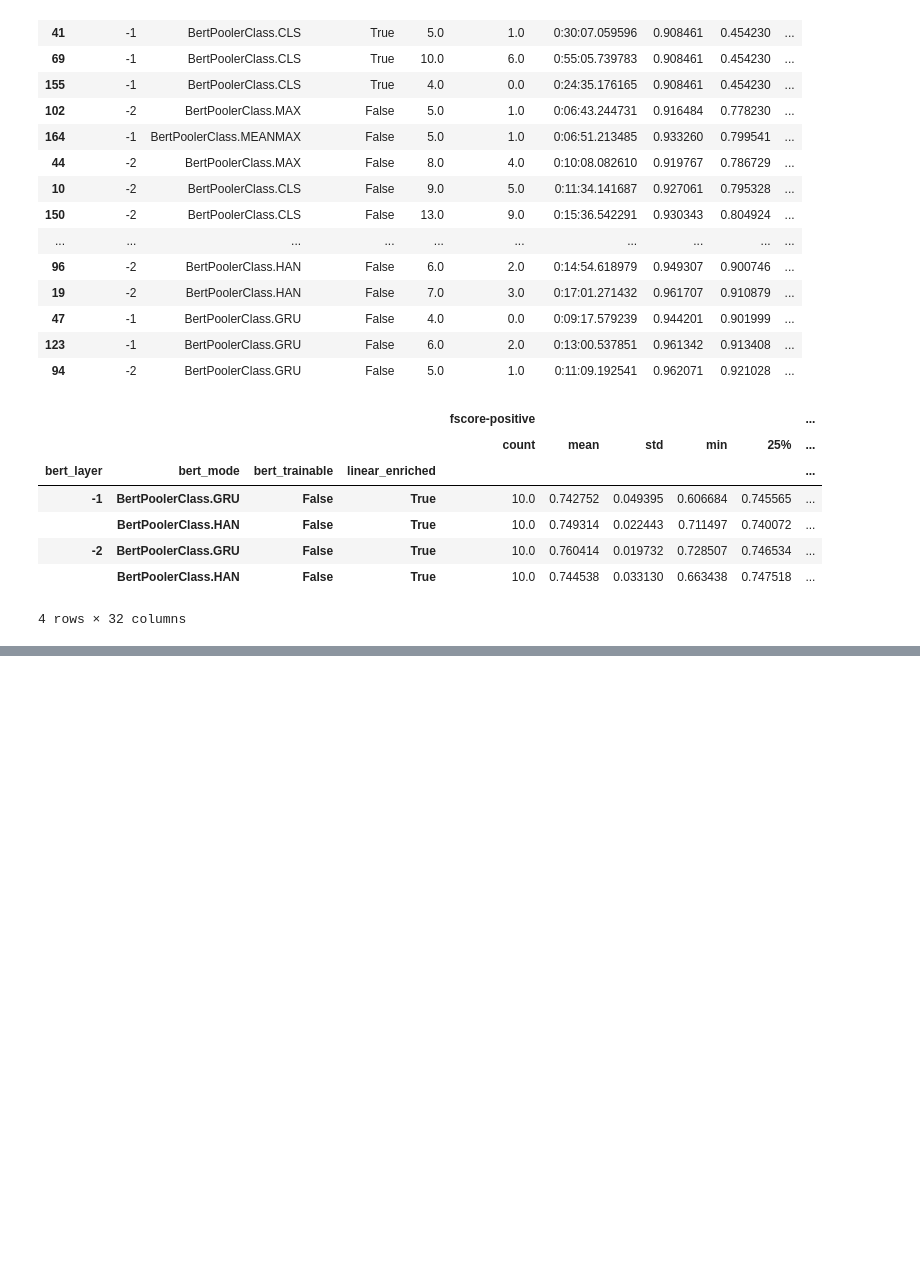
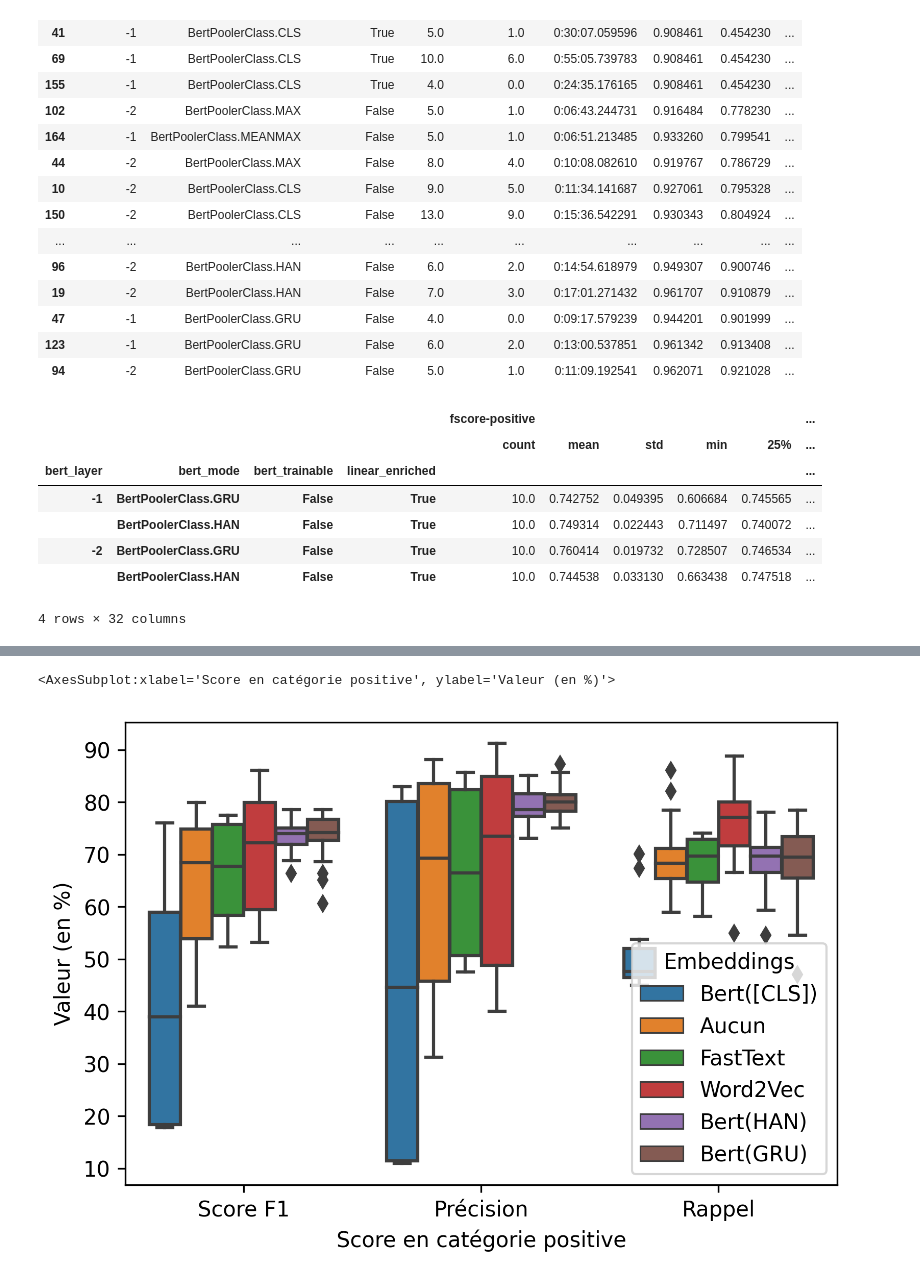
Before and after one commit to lascivaroma/seligator, a Jupyter notebook: 07a - Evaluate results or Bert as a single Input.ipynb, the cells around one changed output, grey strips where cells are left out. Drawn from its saved outputs; the diff is of its cells as text; code cells hidden in the pictures; blank space fills up the shorter version.

```diff
--- a/06 - Read Bert Experiment Results.ipynb
+++ b/07a - Evaluate results or Bert as a single Input.ipynb
@@ -115,0 +140,26 @@ plt.show()
+# %%
+original_scores = pd.read_csv(
+    "embeddings_scores.csv"
+)["Valeur (en %)	Score en catégorie positive	Embeddings".split("\t")] # Feniasse mode
+
+newdf = []
+for idx, row in df[df["bert_trainable"] != "True"].iterrows():
+    if "GRU" in row["bert_mode"] or "HAN" in row["bert_mode"]:
+        for col, buty in [
+            ("fscore-positive", "Score F1"),
+            ("precision-positive", "Précision"),
+            ("recall-positive", "Rappel")]:
+            newdf.append({
+                "Valeur (en %)": row[col]*100,
+                "Score en catégorie positive": buty,
+                "Embeddings": "Bert(GRU)" if "GRU" in row["bert_mode"] else "Bert(HAN)"
+
+            })
+
+newdf = pd.concat([original_scores, pd.DataFrame(newdf)])
+
+fig = plt.figure(dpi=300)
+sns.boxplot(data=newdf, hue="Embeddings", x="Score en catégorie positive", y="Valeur (en %)")
+# %% [output]
+<AxesSubplot:xlabel='Score en catégorie positive', ylabel='Valeur (en %)'>
+[figure, added]
```
Also changed, not shown: parts of 2 cells of this notebook, 15 other files.
